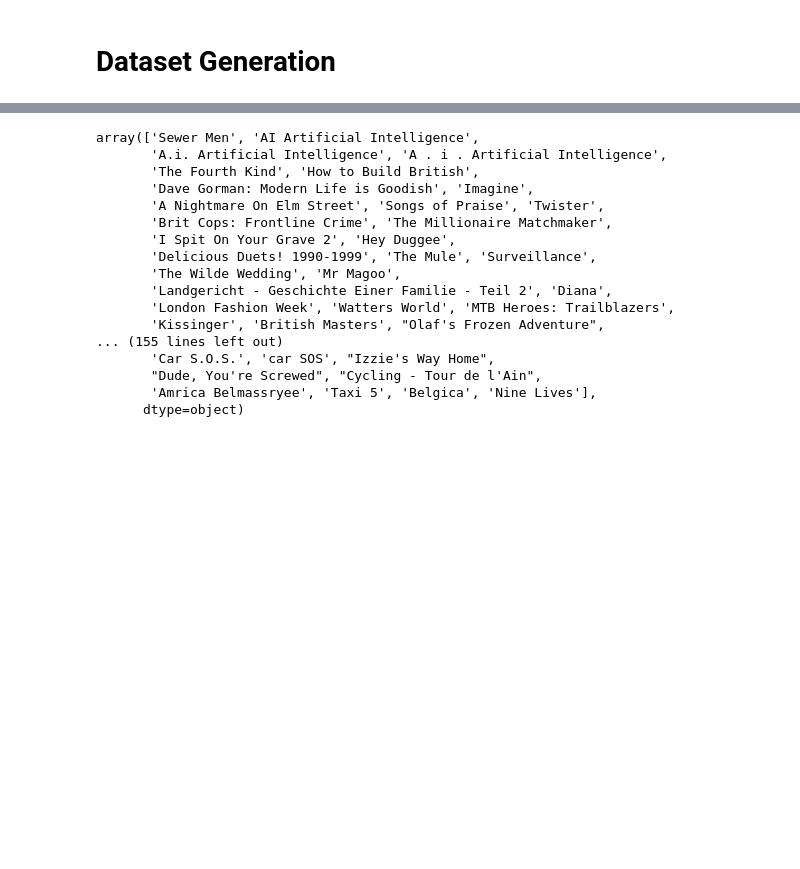
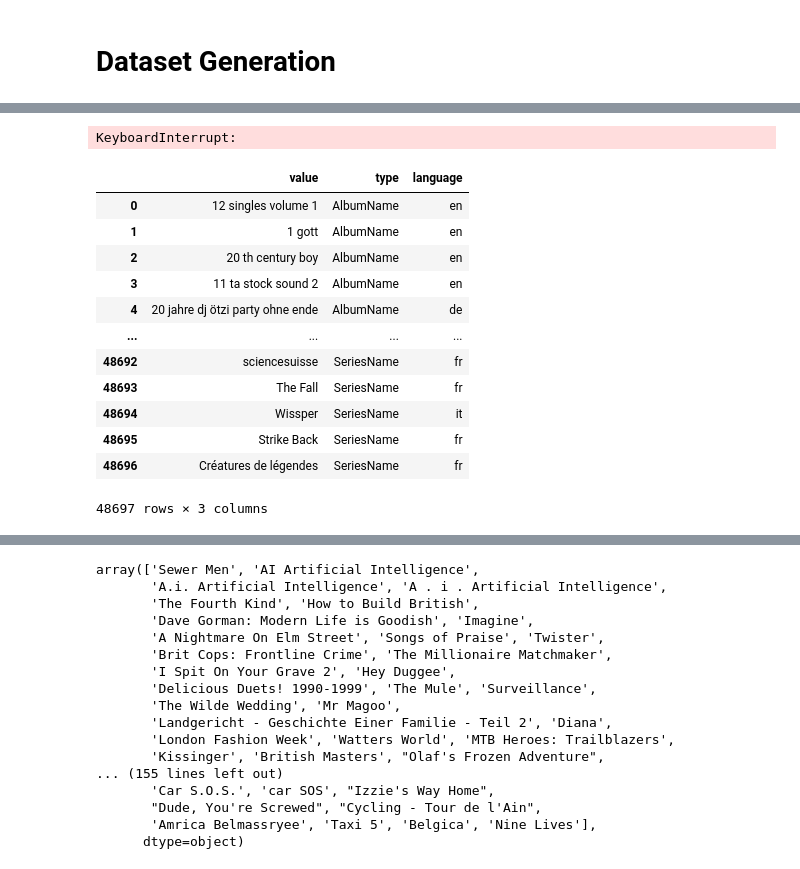
Before and after one commit to sting1000/generator, a Jupyter notebook: explore.ipynb, the cells around one changed output, grey strips where cells are left out. Cells and saved outputs as stored; diff of their text form; code cells hidden in the pictures; blank space fills up the shorter version.

```diff
--- a/explore.ipynb
+++ b/explore.ipynb
@@ -45,0 +62,34 @@ for tem_id in templates.id:
+# %%
+time_start = time.time()
+entities = entities[entities.language.isin(languages)]
+df_entities = pd.DataFrame(columns=["value", "type", "language"])
+for _, selected_entity in tqdm(entities.iterrows()):
+    aliases = selected_entity['aliases']
+    value = [str(selected_entity['value'])]
+    normalized_value = [selected_entity['normalizedValue']]
+    lang = selected_entity['language']
+    filtered_values = filter_aliases(aliases + value + normalized_value, lang)
+    for v in filtered_values:
+        df_entities = df_entities.append({
+            "value": v,
+            "language": lang,
+            "type": selected_entity.type
+        }, ignore_index=True)
+# %% [output]
+KeyboardInterrupt:
+# %%
+df_entities
+# %% [output]
+|  | value | type | language |
+| 0 | 12 singles volume 1 | AlbumName | en |
+| 1 | 1 gott | AlbumName | en |
+| 2 | 20 th century boy | AlbumName | en |
+| 3 | 11 ta stock sound 2 | AlbumName | en |
+| 4 | 20 jahre dj ötzi party ohne ende | AlbumName | de |
+| ... | ... | ... | ... |
+| 48692 | sciencesuisse | SeriesName | fr |
+| 48693 | The Fall | SeriesName | fr |
+| 48694 | Wissper | SeriesName | it |
+| 48695 | Strike Back | SeriesName | fr |
+| 48696 | Créatures de légendes | SeriesName | fr |
+48697 rows × 3 columns
```
Also changed, not shown: parts of 22 cells of this notebook, 6 other files.
